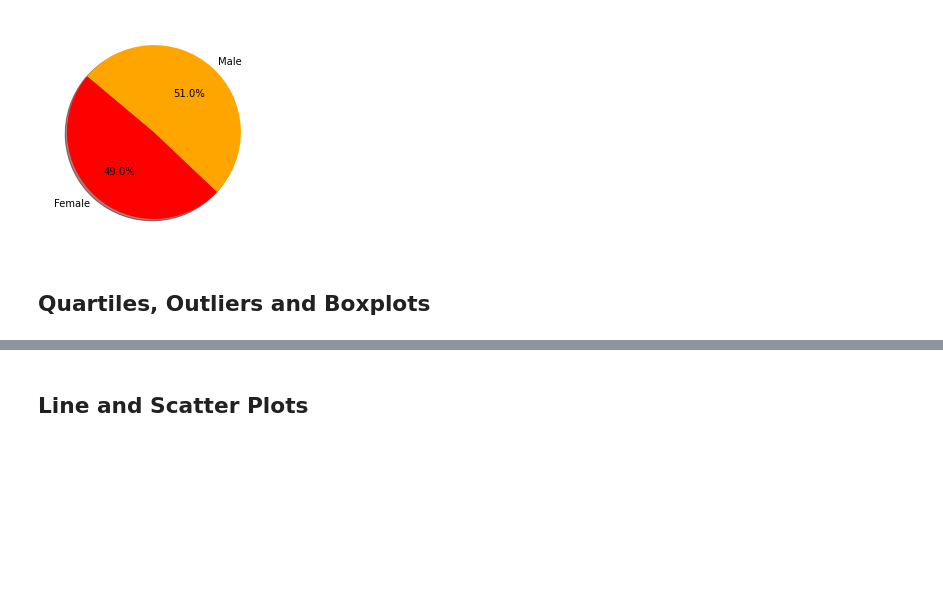
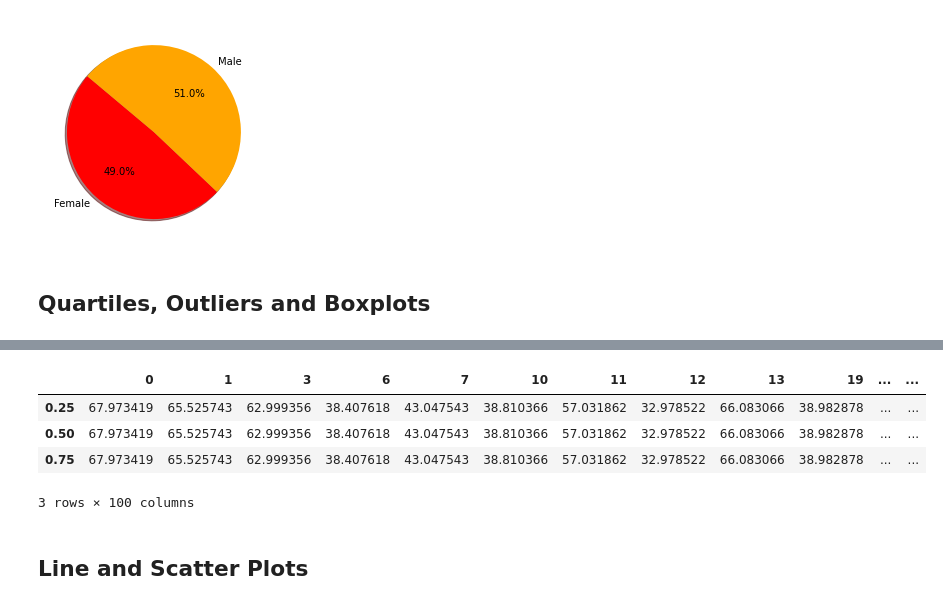
Before and after one commit to thenry390/matplotlib-challenge, a Jupyter notebook: Pymaceuticals/pymaceuticals_starter.ipynb, the cells around one changed output, grey strips where cells are left out. Cells and saved outputs as stored; diff of their text form; code cells hidden in the pictures; blank space fills up the shorter version.

```diff
--- a/Pymaceuticals/pymaceuticals_starter.ipynb
+++ b/Pymaceuticals/pymaceuticals_starter.ipynb
@@ -401,0 +382,4 @@ mouse_max_df
+# %%
+# Merge this group df with the original dataframe to get the tumor volume at the last timepoint
+mouse_max_df=pd.merge(timepoint_max_df, combined_data_df, how='inner')
+mouse_max_df
@@ -401,0 +406,15 @@ mouse_max_df
+# %%
+# Create empty list to fill with tumor vol data (for plotting)
+tumor_volume_s=[]
+# %%
+# Calculate the IQR and quantitatively determine if there are any potential outliers.
+    # Locate the rows which contain mice on each drug and get the tumor volumes
+capamulin=mouse_max_df[mouse_max_df["Drug Regimen"]=="Capomulin"]["Tumor Volume (mm3)"]
+tumor_volume_s.append(capamulin)
+ramicane=mouse_max_df[mouse_max_df["Drug Regimen"]=="Ramicane"]["Tumor Volume (mm3)"]
+tumor_volume_s.append(ramicane)
+infubinol=mouse_max_df[mouse_max_df["Drug Regimen"]=="Infubinol"]["Tumor Volume (mm3)"]
+tumor_volume_s.append(infubinol)
+ceftamin=mouse_max_df[mouse_max_df["Drug Regimen"]=="Ceftamin"]["Tumor Volume (mm3)"]
+tumor_volume_s.append(ceftamin)
+tumor_volume_s
@@ -402,2 +439,26 @@ mouse_max_df
+# %%
+    # Determine outliers using upper and lower bounds
+tumor_volume_df=pd.DataFrame(tumor_volume_s)
+quartiles = tumor_volume_df.quantile([.25,.5,.75])
+#lowerq = quartiles[0.25]
+#upperq = quartiles[0.75]
+#iqr = upperq-lowerq
+quartiles
+
+#print(f"The lower quartile of temperatures is: {lowerq}")
+#print(f"The upper quartile of temperatures is: {upperq}")
+#print(f"The interquartile range of temperatures is: {iqr}")
+#print(f"The the median of temperatures is: {quartiles[0.5]} ")
+
+#lower_bound = lowerq - (1.5*iqr)
+#upper_bound = upperq + (1.5*iqr)
+#print(f"Values below {lower_bound} could be outliers.")
+#print(f"Values above {upper_bound} could be outliers.")
+# %% [output]
+|  | 0 | 1 | 3 | 6 | 7 | 10 | 11 | 12 | 13 | 19 | ... | ... |
+| 0.25 | 67.973419 | 65.525743 | 62.999356 | 38.407618 | 43.047543 | 38.810366 | 57.031862 | 32.978522 | 66.083066 | 38.982878 | ... | ... |
+| 0.50 | 67.973419 | 65.525743 | 62.999356 | 38.407618 | 43.047543 | 38.810366 | 57.031862 | 32.978522 | 66.083066 | 38.982878 | ... | ... |
+| 0.75 | 67.973419 | 65.525743 | 62.999356 | 38.407618 | 43.047543 | 38.810366 | 57.031862 | 32.978522 | 66.083066 | 38.982878 | ... | ... |
+3 rows × 100 columns
 # %%
 # Generate a box plot of the final tumor volume of each mouse across four regimens of interest
```
Also changed, not shown: parts of 17 cells of this notebook.
